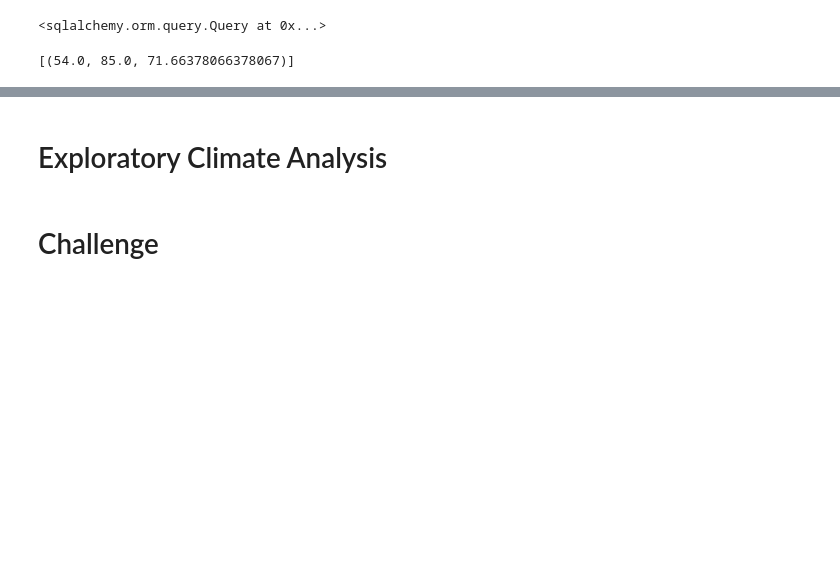
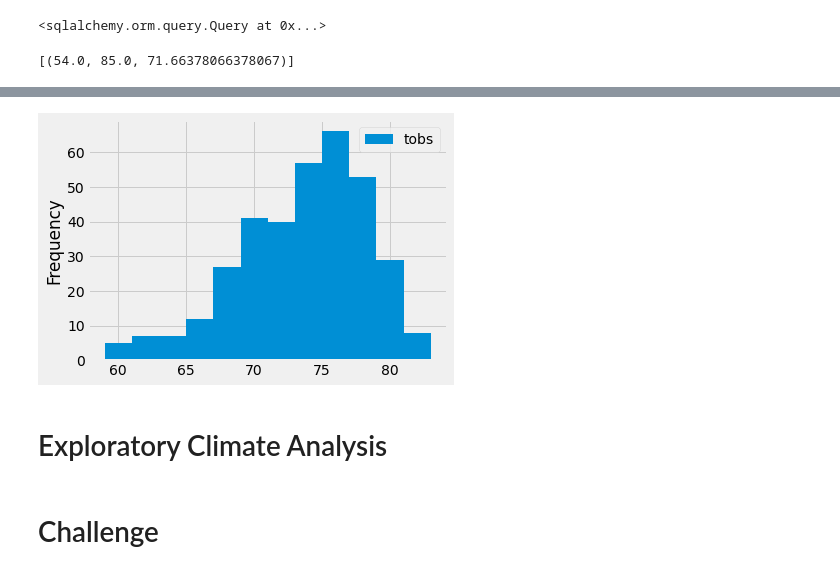
Before and after one commit to jeaninemjordan/Surfs_Up, a Jupyter notebook: climate_analysis.ipynb, the cells around one changed output, grey strips where cells are left out. Drawn from its saved outputs; the diff is of its cells as text; code cells hidden in the pictures; blank space fills up the shorter version.

```diff
--- a/climate_analysis.ipynb
+++ b/climate_analysis.ipynb
@@ -222,0 +232,8 @@ filter(Measurement.station == 'USC00519281').all()
+# %%
+# Apply another filter to consider only the most recent year
+# Add the .all() function to save results as a list
+# Print results
+results = session.query(Measurement.tobs).\
+filter(Measurement.station == 'USC00519281').\
+filter(Measurement.date >= prev_year).all()
+print(results)
@@ -222,0 +242,4 @@ filter(Measurement.station == 'USC00519281').all()
+# %%
+# convert the results to a DataFrame & print results
+df = pd.DataFrame(results, columns=['tobs'])
+print(df)
@@ -223,3 +261,10 @@ filter(Measurement.station == 'USC00519281').all()
+# %%
+# Use the plot() function and the hist() function and add the number of bins as a parameter to create histogram
+# Use plt.tight_layout() to compress the x-axis labels so that they fit into the box holding the plot
+df.plot.hist(bins=12)
+plt.tight_layout()
+# %% [output]
+[figure, added]
 # %%
 # reflect an existing database into a new model
 
```
Also changed, not shown: parts of 4 cells of this notebook.
